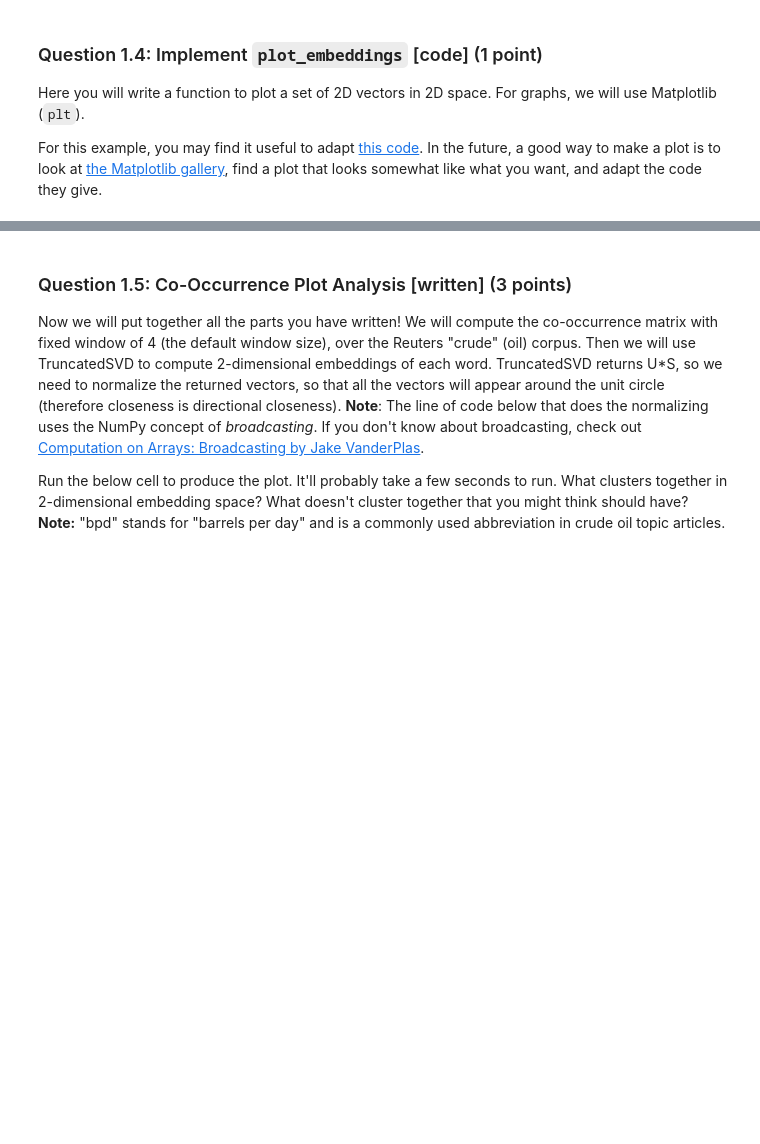
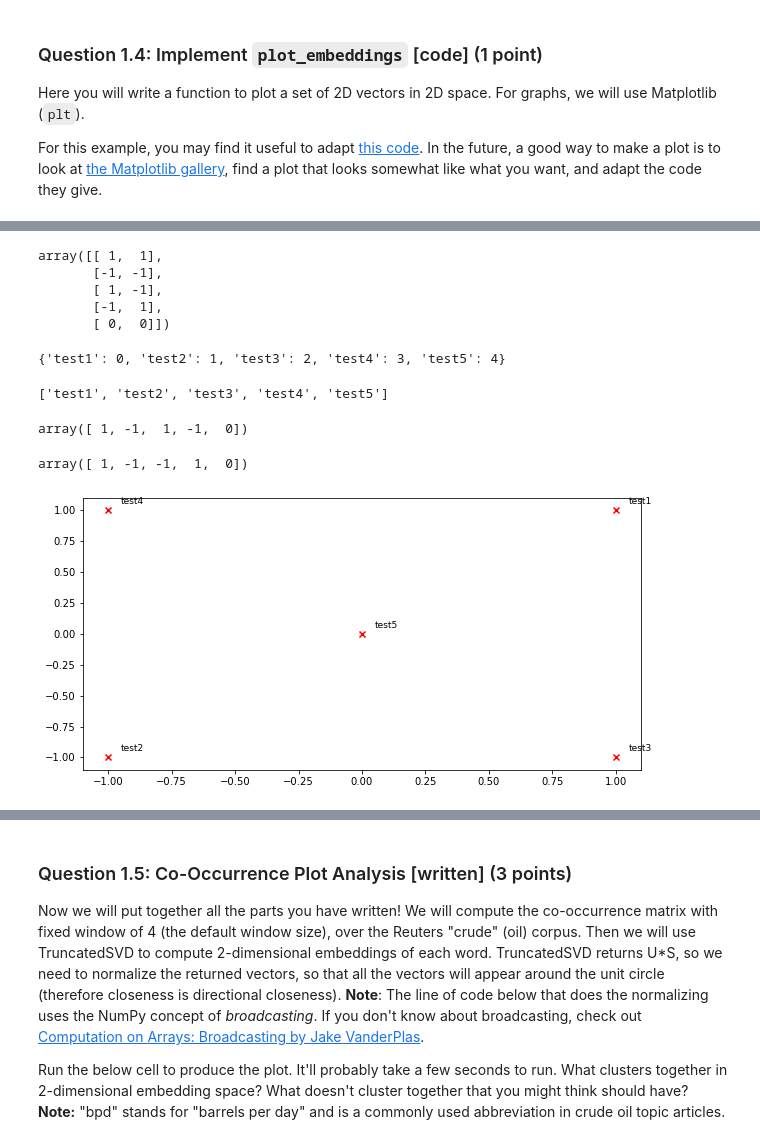
Before and after one commit to dwanneruchi/stanford_cs_224n_chi_journal_club, a Jupyter notebook: david_folder/assignments/a1/exploring_word_vectors.ipynb, the cells around one changed output, grey strips where cells are left out. Cells and saved outputs as stored; diff of their text form; code cells hidden in the pictures; blank space fills up the shorter version.

```diff
--- a/david_folder/assignments/a1/exploring_word_vectors.ipynb
+++ b/david_folder/assignments/a1/exploring_word_vectors.ipynb
@@ -457,3 +513,44 @@ For this example, you may find it useful to adapt [this code](https://www.python
+# %%
+M_reduced
+# %% [output]
+array([[ 1,  1],
+       [-1, -1],
+       [ 1, -1],
+       [-1,  1],
+       [ 0,  0]])
+# %%
+word2Ind
+# %% [output]
+{'test1': 0, 'test2': 1, 'test3': 2, 'test4': 3, 'test5': 4}
+# %%
+words
+# %% [output]
+['test1', 'test2', 'test3', 'test4', 'test5']
+# %%
+M_reduced[:,0] # we want first columns
+# %% [output]
+array([ 1, -1,  1, -1,  0])
+# %%
+M_reduced[:,1] # second col
+# %% [output]
+array([ 1, -1, -1,  1,  0])
+# %%
+# Again, made a mistake here & referenced another resource!
+# we want to start by getting x, y coords
+
+x_opt = M_reduced[:,0]
+y_opt = M_reduced[:,1]
+
+# we then loop through each word, find index, and build out
+for token in words:
+
+    x = x_opt[word2Ind[token]]
+    y = y_opt[word2Ind[token]]
+    plt.scatter(x, y, marker='x', color='red')
+    plt.text(x+0.05, y+0.05, token, fontsize=9)
+plt.show()
+# %% [output]
+[figure, added]
 # %%
 def plot_embeddings(M_reduced, word2Ind, words):
     """ Plot in a scatterplot the embeddings of the words specified in the list "words".
```
Also changed, not shown: parts of 18 cells of this notebook.
